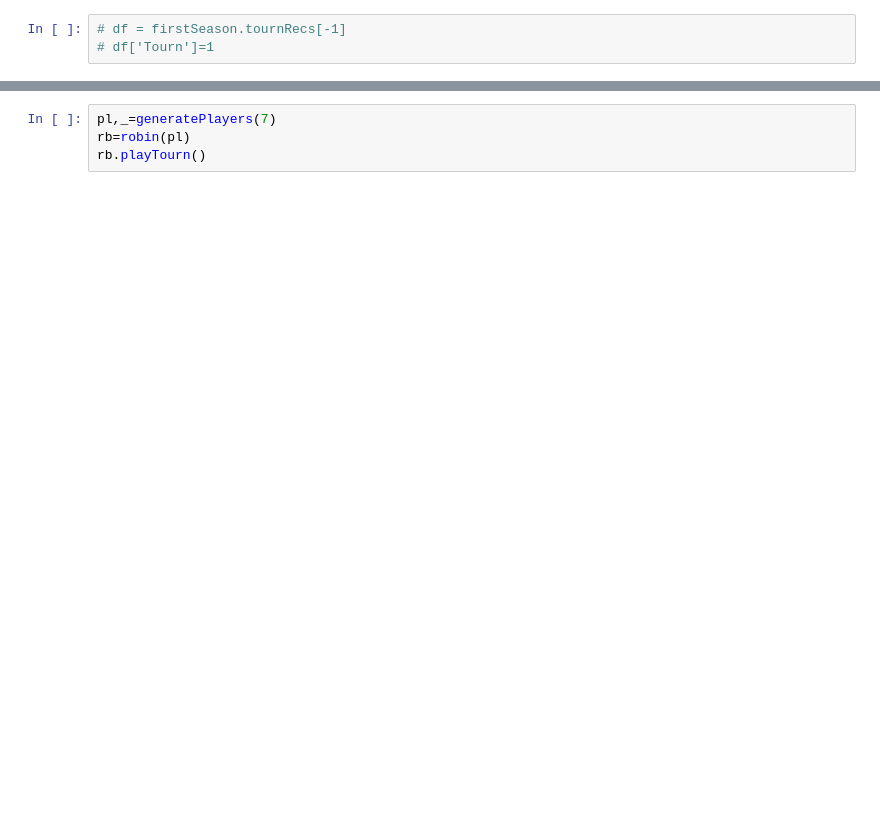
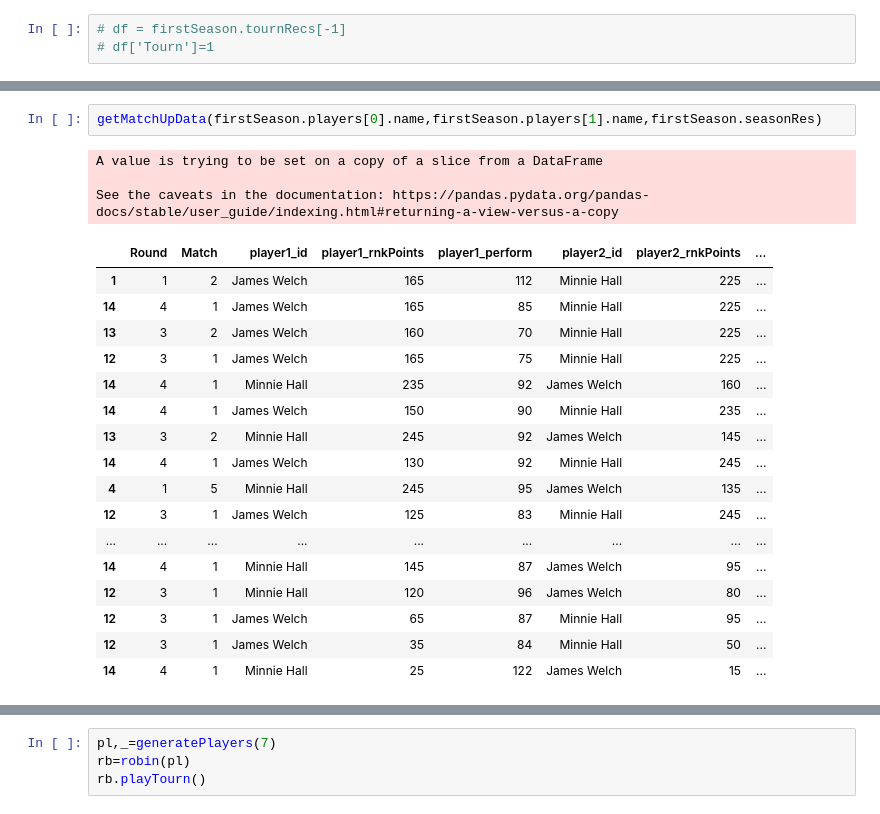
Before and after one commit to DrJStrudwick/Synthetic-Sport-Player, a Jupyter notebook: analysis.ipynb, the cells around one changed output, grey strips where cells are left out. Drawn from its saved outputs; the diff is of its cells as text; blank space fills up the shorter version.

```diff
--- a/analysis.ipynb
+++ b/analysis.ipynb
@@ -93,3 +87,26 @@ See the caveats in the documentation: https://pandas.pydata.org/pandas-docs/stab
+# %%
+getMatchUpData(firstSeason.players[0].name,firstSeason.players[1].name,firstSeason.seasonRes)
+# %% [output]
+A value is trying to be set on a copy of a slice from a DataFrame
+
+See the caveats in the documentation: https://pandas.pydata.org/pandas-docs/stable/user_guide/indexing.html#returning-a-view-versus-a-copy
+|  | Round | Match | player1_id | player1_rnkPoints | player1_perform | player2_id | player2_rnkPoints | ... |
+| 1 | 1 | 2 | James Welch | 165 | 112 | Minnie Hall | 225 | ... |
+| 14 | 4 | 1 | James Welch | 165 | 85 | Minnie Hall | 225 | ... |
+| 13 | 3 | 2 | James Welch | 160 | 70 | Minnie Hall | 225 | ... |
+| 12 | 3 | 1 | James Welch | 165 | 75 | Minnie Hall | 225 | ... |
+| 14 | 4 | 1 | Minnie Hall | 235 | 92 | James Welch | 160 | ... |
+| 14 | 4 | 1 | James Welch | 150 | 90 | Minnie Hall | 235 | ... |
+| 13 | 3 | 2 | Minnie Hall | 245 | 92 | James Welch | 145 | ... |
+| 14 | 4 | 1 | James Welch | 130 | 92 | Minnie Hall | 245 | ... |
+| 4 | 1 | 5 | Minnie Hall | 245 | 95 | James Welch | 135 | ... |
+| 12 | 3 | 1 | James Welch | 125 | 83 | Minnie Hall | 245 | ... |
+| ... | ... | ... | ... | ... | ... | ... | ... | ... |
+| 14 | 4 | 1 | Minnie Hall | 145 | 87 | James Welch | 95 | ... |
+| 12 | 3 | 1 | Minnie Hall | 120 | 96 | James Welch | 80 | ... |
+| 12 | 3 | 1 | James Welch | 65 | 87 | Minnie Hall | 95 | ... |
+| 12 | 3 | 1 | James Welch | 35 | 84 | Minnie Hall | 50 | ... |
+| 14 | 4 | 1 | Minnie Hall | 25 | 122 | James Welch | 15 | ... |
 # %%
 firstSeason.playerSum.head()
 # %% [output]
```
Also changed, not shown: parts of 8 cells of this notebook, 2 other files.
